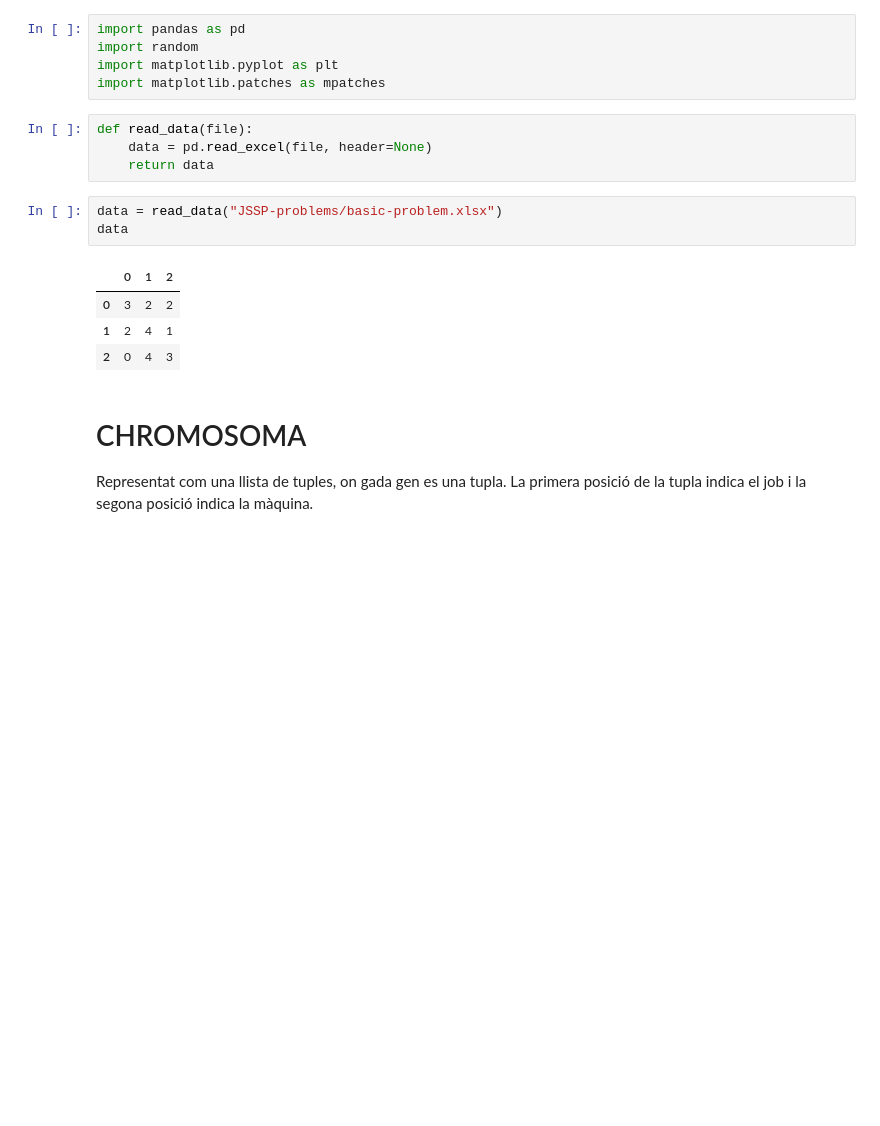
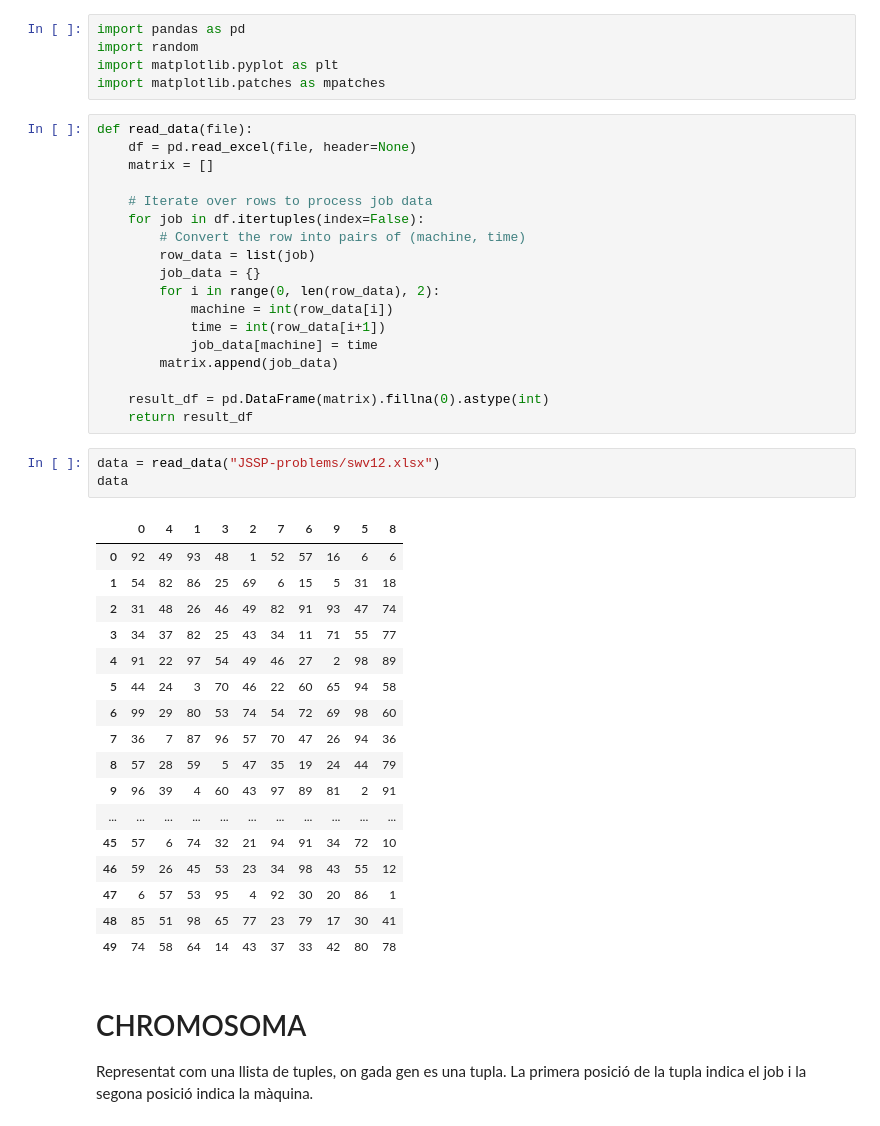
Before and after one commit to Marina-LA/Job-Shop-Scheduling-Genetic-Algorithm, a Jupyter notebook: jssp-ga.ipynb, the cells around one changed output. Drawn from its saved outputs; the diff is of its cells as text; blank space fills up the shorter version.

Commit message:
Solved all the problems + added new datasets

```diff
--- a/jssp-ga.ipynb
+++ b/jssp-ga.ipynb
@@ -3,18 +3,45 @@ import pandas as pd
 import random
 import matplotlib.pyplot as plt
 import matplotlib.patches as mpatches
-# %%
-def read_data(file):
-    data = pd.read_excel(file, header=None)
-    return data
+# %%
+def read_data(file):
+    df = pd.read_excel(file, header=None)
+    matrix = []
+
+    # Iterate over rows to process job data
+    for job in df.itertuples(index=False):
+        # Convert the row into pairs of (machine, time)
+        row_data = list(job)
+        job_data = {}
+        for i in range(0, len(row_data), 2):
+            machine = int(row_data[i])
+            time = int(row_data[i+1])
+            job_data[machine] = time
+        matrix.append(job_data)
+
+    result_df = pd.DataFrame(matrix).fillna(0).astype(int)
+    return result_df
 # %%
-data = read_data("JSSP-problems/basic-problem.xlsx")
+data = read_data("JSSP-problems/swv12.xlsx")
 data
 # %% [output]
-|  | 0 | 1 | 2 |
-| 0 | 3 | 2 | 2 |
-| 1 | 2 | 4 | 1 |
-| 2 | 0 | 4 | 3 |
+|  | 0 | 4 | 1 | 3 | 2 | 7 | 6 | 9 | 5 | 8 |
+| 0 | 92 | 49 | 93 | 48 | 1 | 52 | 57 | 16 | 6 | 6 |
+| 1 | 54 | 82 | 86 | 25 | 69 | 6 | 15 | 5 | 31 | 18 |
+| 2 | 31 | 48 | 26 | 46 | 49 | 82 | 91 | 93 | 47 | 74 |
+| 3 | 34 | 37 | 82 | 25 | 43 | 34 | 11 | 71 | 55 | 77 |
+| 4 | 91 | 22 | 97 | 54 | 49 | 46 | 27 | 2 | 98 | 89 |
+| 5 | 44 | 24 | 3 | 70 | 46 | 22 | 60 | 65 | 94 | 58 |
+| 6 | 99 | 29 | 80 | 53 | 74 | 54 | 72 | 69 | 98 | 60 |
+| 7 | 36 | 7 | 87 | 96 | 57 | 70 | 47 | 26 | 94 | 36 |
+| 8 | 57 | 28 | 59 | 5 | 47 | 35 | 19 | 24 | 44 | 79 |
+| 9 | 96 | 39 | 4 | 60 | 43 | 97 | 89 | 81 | 2 | 91 |
+| ... | ... | ... | ... | ... | ... | ... | ... | ... | ... | ... |
+| 45 | 57 | 6 | 74 | 32 | 21 | 94 | 91 | 34 | 72 | 10 |
+| 46 | 59 | 26 | 45 | 53 | 23 | 34 | 98 | 43 | 55 | 12 |
+| 47 | 6 | 57 | 53 | 95 | 4 | 92 | 30 | 20 | 86 | 1 |
+| 48 | 85 | 51 | 98 | 65 | 77 | 23 | 79 | 17 | 30 | 41 |
+| 49 | 74 | 58 | 64 | 14 | 43 | 37 | 33 | 42 | 80 | 78 |
 # %% [markdown]
 # CHROMOSOMA
 
```
Also changed, not shown: parts of 6 cells of this notebook, 6 other files.
